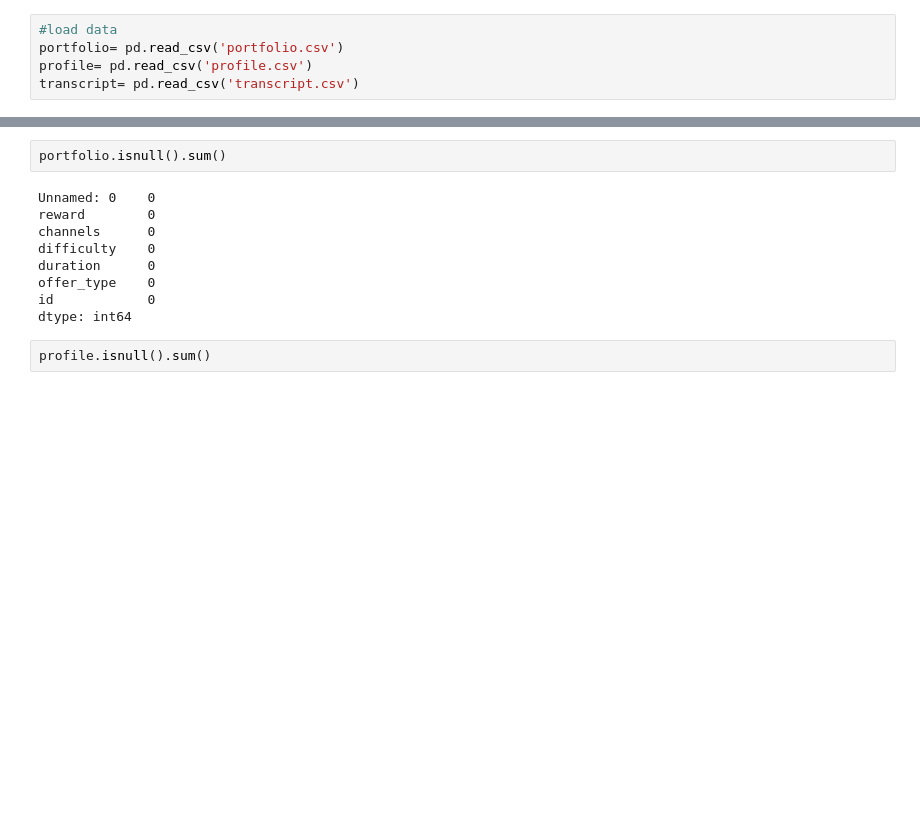
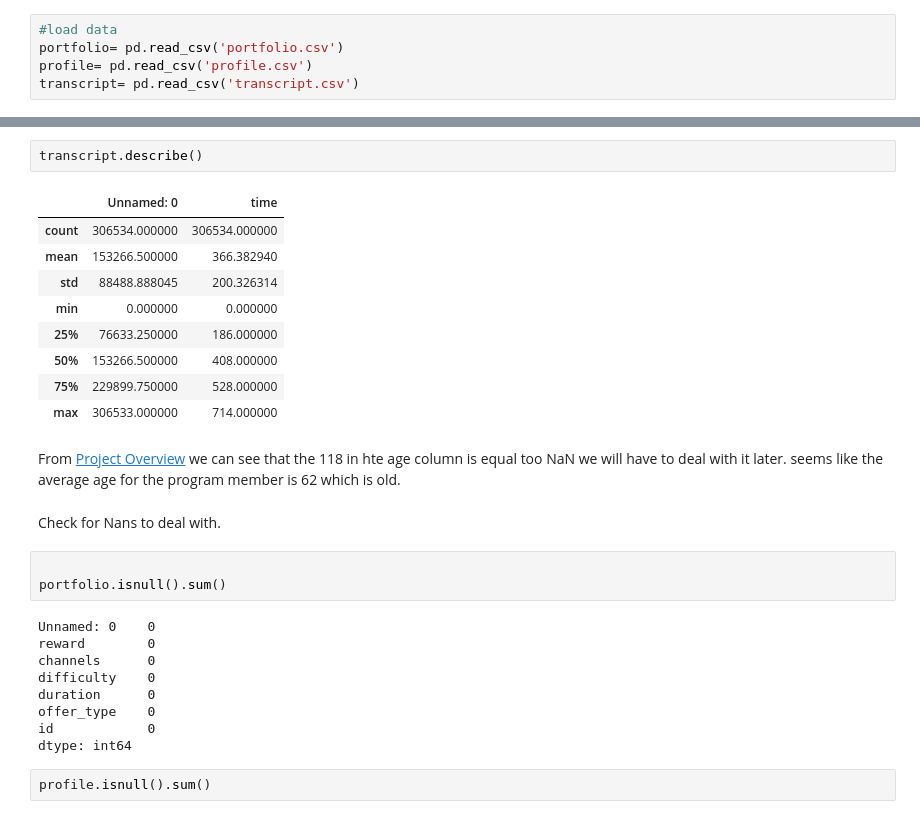
Before and after one commit to FancyWhale69/Predict_customer_responce_SB, a Jupyter notebook: StarBucks_capstone.ipynb, the cells around one changed output, grey strips where cells are left out. Saved outputs shown, nothing was run; the diff lists cells and outputs as text; blank space fills up the shorter version.

```diff
--- a/StarBucks_capstone.ipynb
+++ b/StarBucks_capstone.ipynb
@@ -22,4 +110,21 @@ transcript= pd.read_csv('transcript.csv')
+# %%
+transcript.describe()
+# %% [output]
+|  | Unnamed: 0 | time |
+| count | 306534.000000 | 306534.000000 |
+| mean | 153266.500000 | 366.382940 |
+| std | 88488.888045 | 200.326314 |
+| min | 0.000000 | 0.000000 |
+| 25% | 76633.250000 | 186.000000 |
+| 50% | 153266.500000 | 408.000000 |
+| 75% | 229899.750000 | 528.000000 |
+| max | 306533.000000 | 714.000000 |
+# %% [markdown]
+From [Project Overview](#Project-Overview) we can see that the 118 in hte age column is equal too NaN we will have to deal with it later. seems like the average age for the program member is 62 which is old.
+# %% [markdown]
+Check for Nans to deal with.
 # %%
+
 portfolio.isnull().sum()
 # %% [output]
 Unnamed: 0    0
```
Also changed, not shown: parts of 31 cells of this notebook.
